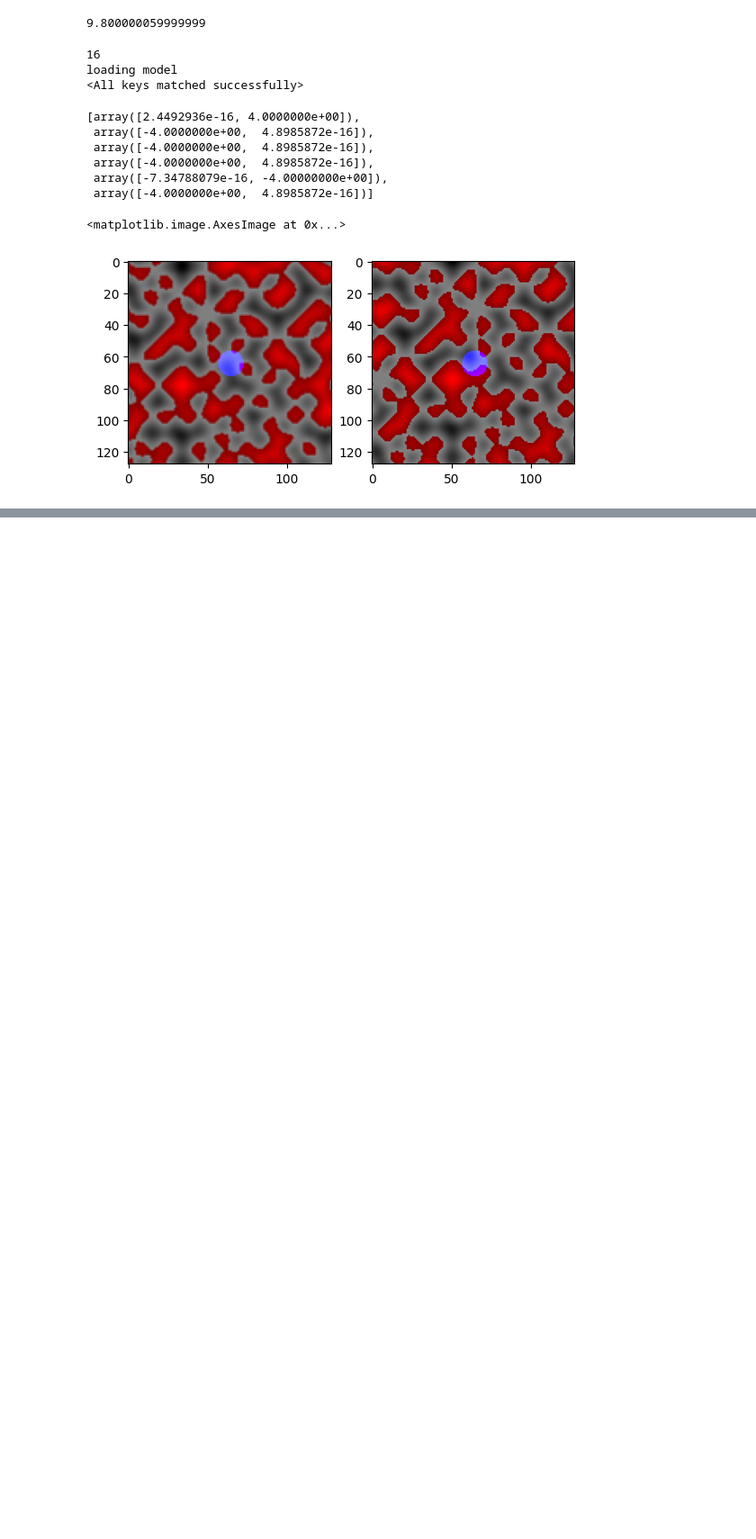
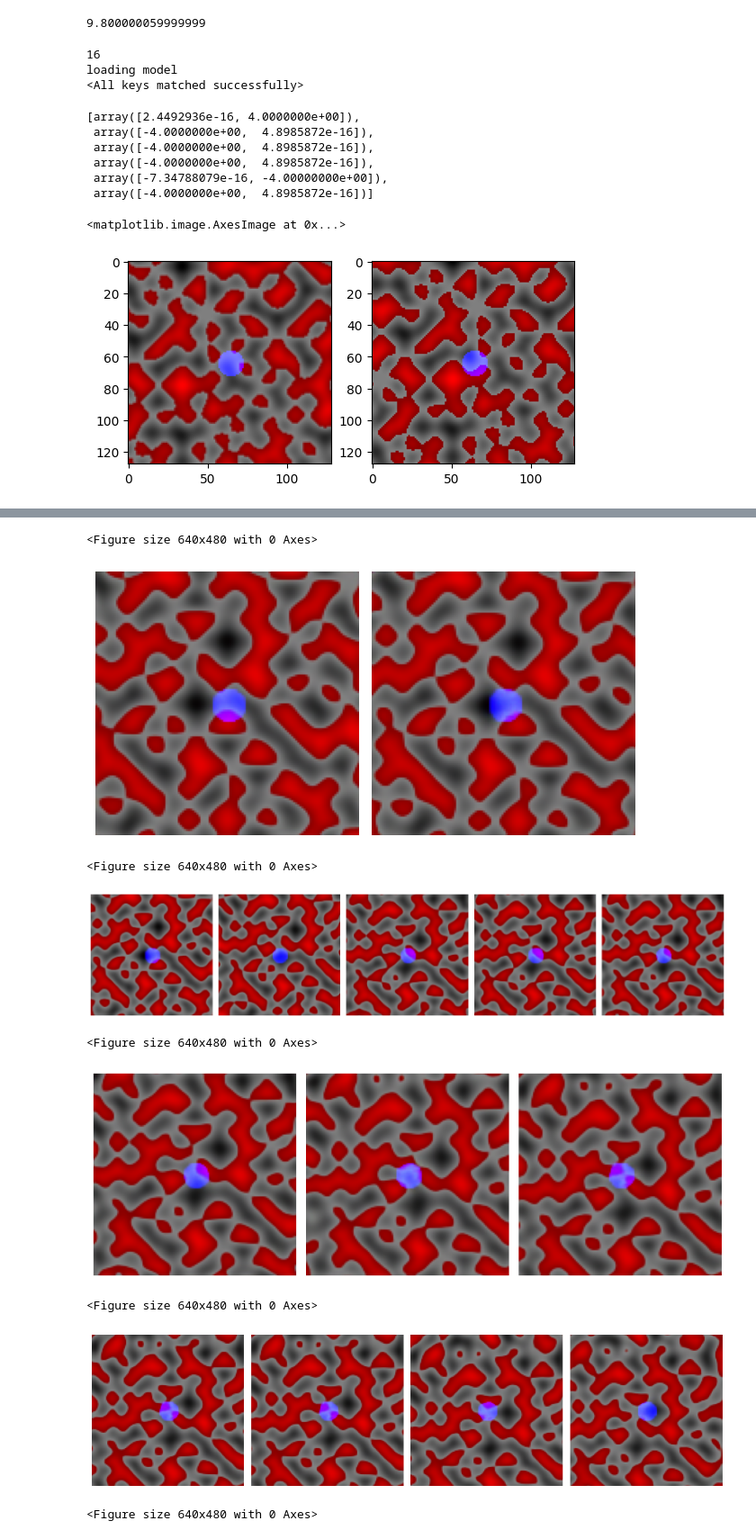
Before and after one commit to jaron-cui/nwm-planning, a Jupyter notebook: experiment/planning.ipynb, the cells around one changed output, grey strips where cells are left out. Shown at 90% size. Saved outputs shown, nothing was run; the diff lists cells and outputs as text; code cells hidden in the pictures; blank space fills up the shorter version.

```diff
--- a/experiment/planning.ipynb
+++ b/experiment/planning.ipynb
@@ -518,0 +678,21 @@ axes[1].imshow(target_image)
+# %%
+plans = plan_actions_given_snapshots(snapshots=images)
+# %%
+for search in plans:
+  plt.figure()
+  num_axes = len(search.trajectory) + 1
+  fig, axes = plt.subplots(1, num_axes, figsize=(num_axes * 3, 3))
+  plt.subplots_adjust(left=0, bottom=0, right=1, top=1, wspace=0.05, hspace=0)
+  for ax, (latent, action) in zip(axes, search.trajectory + [(search.end_state, None)]):
+    ax.axis('off')
+    ax.imshow(decode_latents(vae, latent.unsqueeze(0))[0])
+# %% [output]
+<Figure size 640x480 with 0 Axes>
+[figure, added]
+<Figure size 640x480 with 0 Axes>
+[figure, added]
+<Figure size 640x480 with 0 Axes>
+[figure, added]
+<Figure size 640x480 with 0 Axes>
+[figure, added]
+<Figure size 640x480 with 0 Axes>
```
Also changed, not shown: parts of 9 cells of this notebook.
